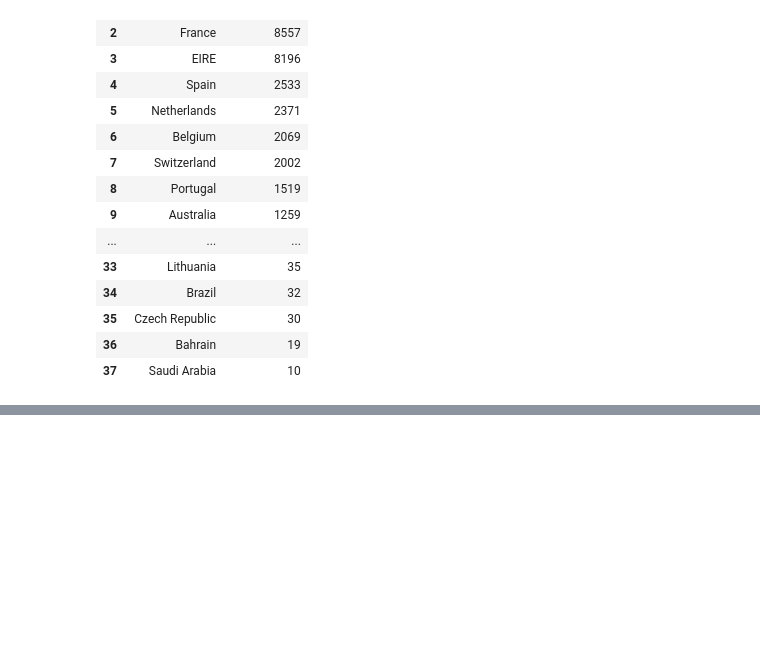
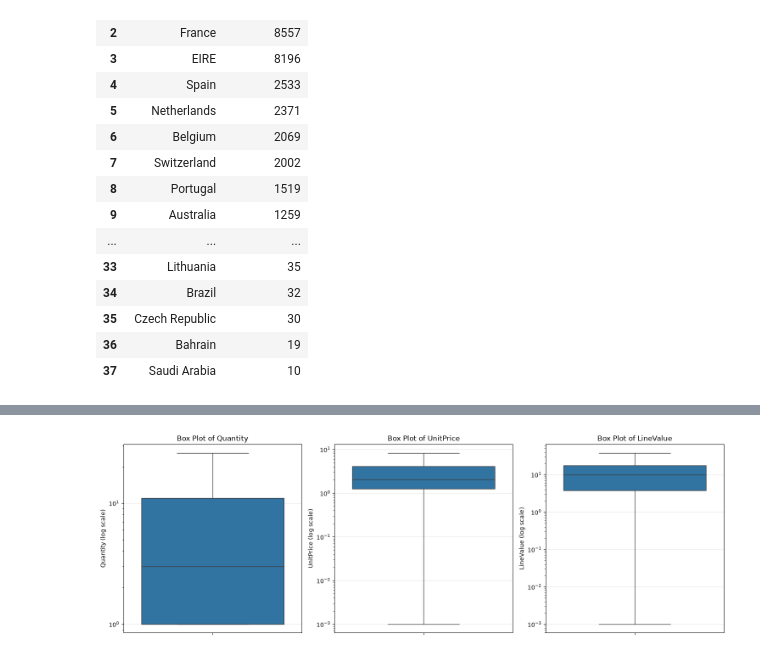
Before and after one commit to RaselParvejHrid/EDA, a Jupyter notebook: Part IX - Capstone/notebooks/End_to_End_EDA.ipynb, the cells around one changed output, grey strips where cells are left out. Saved outputs shown, nothing was run; the diff lists cells and outputs as text; code cells hidden in the pictures; blank space fills up the shorter version.

```diff
--- a/Part IX - Capstone/notebooks/End_to_End_EDA.ipynb
+++ b/Part IX - Capstone/notebooks/End_to_End_EDA.ipynb
@@ -1055,0 +3351,21 @@ Invoice numbers containing non-numeric prefixes:
+# %%
+fig = Figure(figsize=(15, 5))
+axes = fig.subplots(1, 3)
+
+for ax, column in zip(axes, QUANTITATIVE_VARIABLES):
+    sns.boxplot(
+        y=df_eda[column],
+        showfliers=False,
+        ax=ax,
+    )
+
+    ax.set_yscale("log")
+    ax.set_title(f"Box Plot of {column}")
+    ax.set_ylabel(f"{column} (log scale)")
+    ax.grid(axis="y", alpha=0.3)
+
+fig.tight_layout()
+fig.canvas.draw()
+display(fig)
+# %% [output]
+[figure, added]
```
Also changed, not shown: parts of 104 cells of this notebook, 4 other files.
